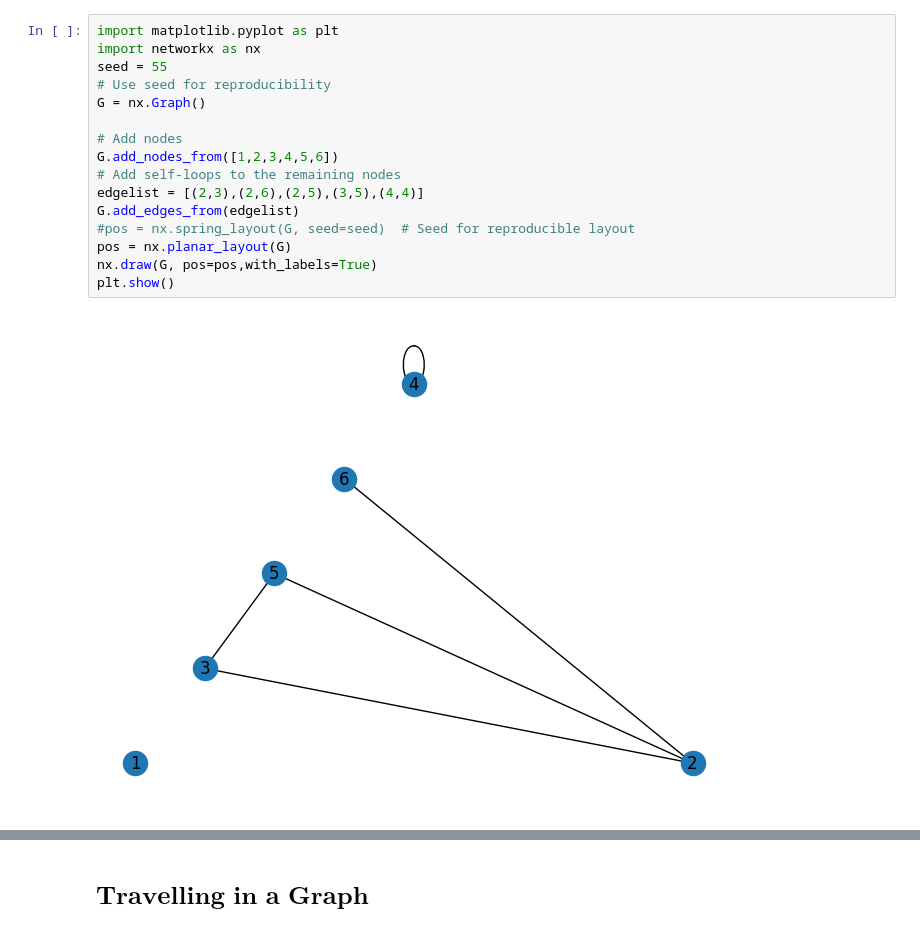
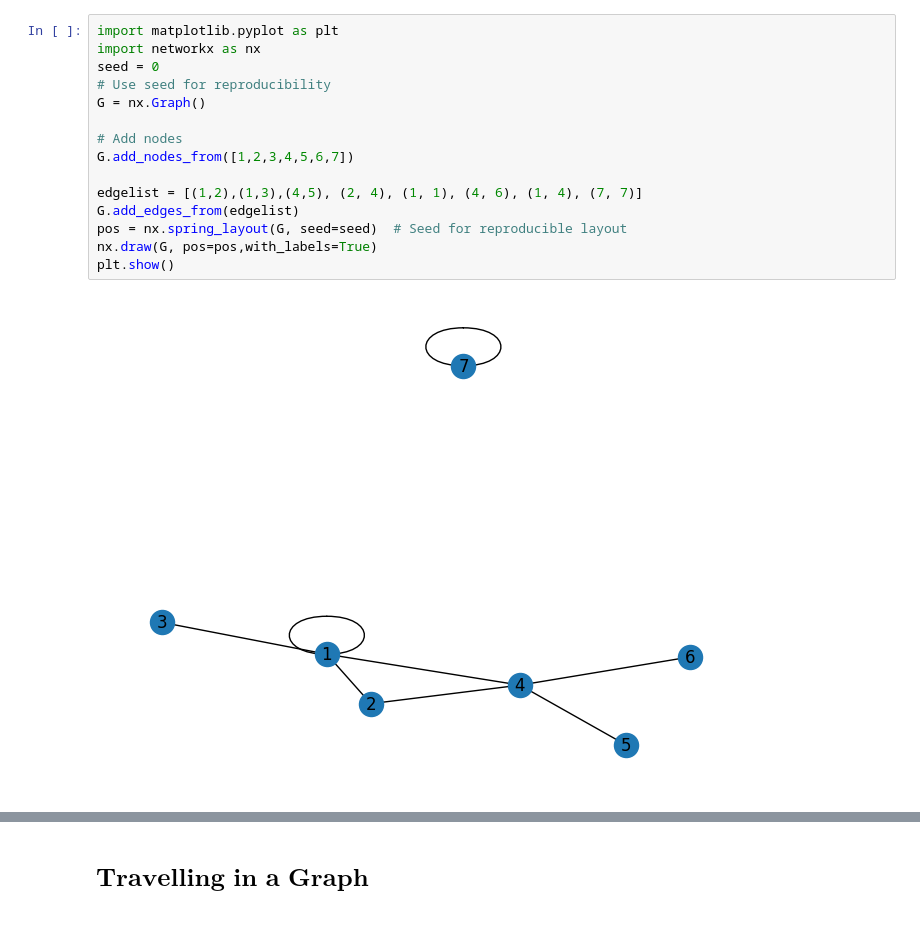
Before and after one commit to Whos-Andrei-Go/Discrete_Math_2, a Jupyter notebook: Programming_Assignments/Lecture_3_Answers.ipynb, the cells around one changed output, grey strips where cells are left out. Drawn from its saved outputs; the diff is of its cells as text.

```diff
--- a/Programming_Assignments/Lecture_3_Answers.ipynb
+++ b/Programming_Assignments/Lecture_3_Answers.ipynb
@@ -374,19 +146,18 @@ Find the vertex degree of the following nodes:
 # %%
 import matplotlib.pyplot as plt
 import networkx as nx
-seed = 55
+seed = 0
 # Use seed for reproducibility
 G = nx.Graph()
 
 # Add nodes
-G.add_nodes_from([1,2,3,4,5,6])
-# Add self-loops to the remaining nodes
-edgelist = [(2,3),(2,6),(2,5),(3,5),(4,4)]
+G.add_nodes_from([1,2,3,4,5,6,7])
+
+edgelist = [(1,2),(1,3),(4,5), (2, 4), (1, 1), (4, 6), (1, 4), (7, 7)]
 G.add_edges_from(edgelist)
-#pos = nx.spring_layout(G, seed=seed)  # Seed for reproducible layout
-pos = nx.planar_layout(G)
+pos = nx.spring_layout(G, seed=seed)  # Seed for reproducible layout
 nx.draw(G, pos=pos,with_labels=True)
 plt.show()
 # %% [output]
-[figure, old version]
+[figure, new version]
 # %% [markdown]
```
Also changed, not shown: parts of 46 cells of this notebook.
